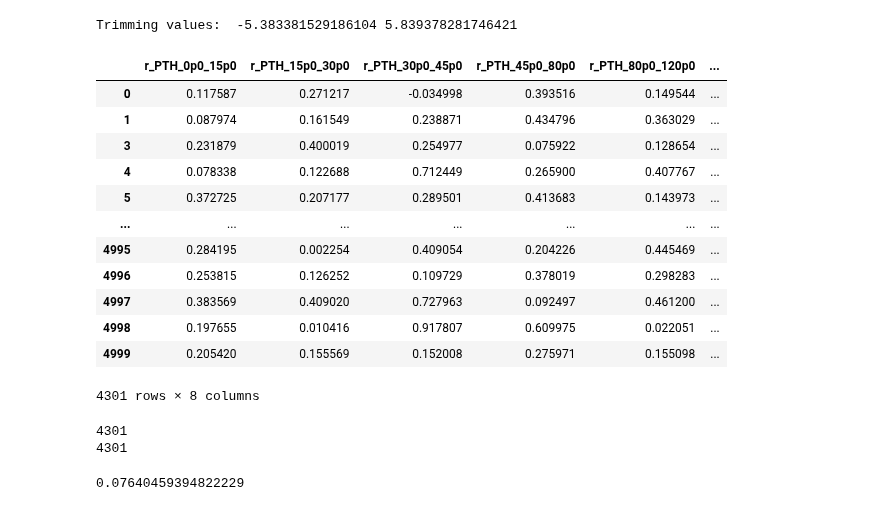
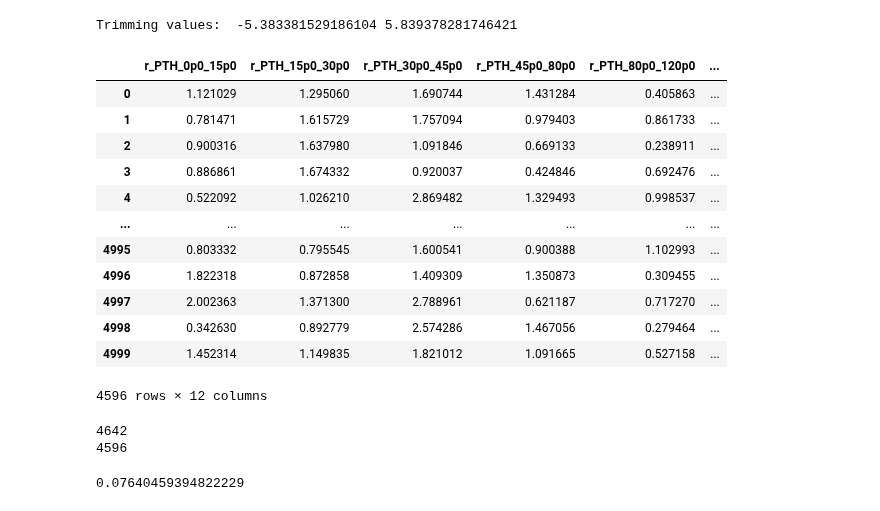
Before and after one commit to JaLuka98/flashggFinalFit, a Jupyter notebook: Replicas/corr_matrix/corr_matrix_simultan.ipynb, the cells around one changed output. Drawn from its saved outputs; the diff is of its cells as text; code cells hidden in the pictures.

```diff
--- a/Replicas/corr_matrix/corr_matrix_simultan.ipynb
+++ b/Replicas/corr_matrix/corr_matrix_simultan.ipynb
@@ -272,14 +270,14 @@ os.makedirs(plot_dir, exist_ok=True)
 # sample_dir = '/pnfs/psi.ch/cms/trivcat/store/user/niharrin/ntuples/midRun3/samples/2025_06_12/intermediateRun3/finalfits'
 # sample_dir = '/pnfs/psi.ch/cms/trivcat/store/user/niharrin/ntuples/midRun3/samples/2025_10_14_intermediate/finalfits_postBPix'
 # sample_dir = '/pnfs/psi.ch/cms/trivcat/store/user/niharrin/ntuples/midRun3/samples/2025_09_22/earlyRun3_powheg/finalfits'
-# sample_dir = '/pnfs/psi.ch/cms/trivcat/store/user/niharrin/ntuples/midRun3/samples/2025_09_16/earlyRun3/finalfits'
-sample_dir = '/pnfs/psi.ch/cms/trivcat/store/user/niharrin/ntuples/midRun3/samples/2026_04_02_replica_combinationTest/finalfits'
+sample_dir = '/pnfs/psi.ch/cms/trivcat/store/user/niharrin/ntuples/midRun3/samples/2025_09_16/earlyRun3/finalfits'
+# sample_dir = '/pnfs/psi.ch/cms/trivcat/store/user/niharrin/ntuples/midRun3/samples/2026_04_02_replica_combinationTest/finalfits'
 # %%
 # Load PTH toys
 variable = "PTH"
 
-# main_dir = os.path.join(sample_dir, variable+"_RandomizeAux_separateDatasets", "Combine", f"runFits_{variable}")
-main_dir = os.path.join(sample_dir, variable, "Combine", f"runFits_{variable}")
+main_dir = os.path.join(sample_dir, variable+"_RandomizeAux_separateDatasets", "Combine", f"runFits_{variable}")
+# main_dir = os.path.join(sample_dir, variable, "Combine", f"runFits_{variable}")
 # toyDir = os.path.join(main_dir, "toyFit")
 toyDir = os.path.join(main_dir, "bootstrapFit")
 
@@ -382,12 +396,12 @@ df_PTH = pd.DataFrame(pois_PTH)
 # df_rapidity = pd.DataFrame(pois_rapidity)
 # %%
 df_PTH_untrimmed = pd.DataFrame(pois_untrimmed_PTH)
-# df_NJ_untrimmed = pd.DataFrame(pois_untrimmed_NJ)
+df_NJ_untrimmed = pd.DataFrame(pois_untrimmed_NJ)
 # df_PTJ0_untrimmed = pd.DataFrame(pois_untrimmed_PTJ0)
 # df_DPhiJ0J1_untrimmed = pd.DataFrame(pois_untrimmed_DPhiJ0J1)
 # df_rapidity_untrimmed = pd.DataFrame(pois_untrimmed_rapidity)
 mask_pth_untrimmed = (df_PTH_untrimmed != -999).all(axis=1)
-# mask_nj_untrimmed = (df_NJ_untrimmed != -999).all(axis=1)
+mask_nj_untrimmed = (df_NJ_untrimmed != -999).all(axis=1)
 # mask_PTJ0_untrimmed = (df_PTJ0_untrimmed != -999).all(axis=1)
 # mask_DPhiJ0J1_untrimmed = (df_DPhiJ0J1_untrimmed != -999).all(axis=1)
 # mask_rapidity_untrimmed = (df_rapidity_untrimmed != -999).all(axis=1)
@@ -405,7 +419,7 @@ mask_pth = (df_PTH_untrimmed != -999).all(axis=1)
 
 # # # Mask for df_NJ (True = valid, False = -999)
 # # mask_nj = (df_NJ != -999).all(axis=1)
-# mask_nj = (df_NJ_untrimmed != -999).all(axis=1)
+mask_nj = (df_NJ_untrimmed != -999).all(axis=1)
 
 # # # Mask for df_PTJ0 (True = valid, False = -999)
 # # mask_ptj0 = (df_PTJ0 != -999).all(axis=1)
@@ -421,7 +435,7 @@ mask_pth = (df_PTH_untrimmed != -999).all(axis=1)
 
 # Combined mask (keep only rows valid in BOTH DataFrames)
 # valid_rows = mask_pth & mask_nj & mask_ptj0 & mask_DPhiJ0J1 & mask_rapidity
-valid_rows = mask_pth
+valid_rows = mask_pth & mask_nj
 # valid_rows = mask_pth & mask_nj & mask_ptj0 & mask_DPhiJ0J1
 # valid_rows = mask_DPhiJ0J1 & mask_rapidity
 # valid_rows = mask_pth & mask_nj & mask_rapidity & mask_ptj0
@@ -441,52 +455,52 @@ valid_rows = mask_pth
 # df_rapidity_clean = df_rapidity[valid_rows]
 
 df_PTH_clean = df_PTH_untrimmed[valid_rows]
-# df_NJ_clean = df_NJ_untrimmed[valid_rows]
+df_NJ_clean = df_NJ_untrimmed[valid_rows]
 # df_PTJ0_clean = df_PTJ0_untrimmed[valid_rows]
 # df_DPhiJ0J1_clean = df_DPhiJ0J1_untrimmed[valid_rows]
 # df_rapidity_clean = df_rapidity_untrimmed[valid_rows]
 
 # --- Step 3: Compute Correlation Matrix ---
 # Combine columns (now aligned and cleaned)
 # df_combined = pd.concat([df_PTH_clean, df_DPhiJ0J1_clean, df_NJ_clean, df_PTJ0_clean, df_rapidity_clean], axis=1)
-df_combined = pd.concat([df_PTH_clean], axis=1)
+df_combined = pd.concat([df_PTH_clean, df_NJ_clean], axis=1)
 # df_combined = pd.concat([df_PTH_clean, df_NJ_clean], axis=1)
 # df_combined = pd.concat([df_PTH_clean, df_NJ_clean, df_rapidity_clean], axis=1)
 # df_combined = pd.concat([df_PTH_clean, df_NJ_clean, df_rapidity_clean], axis=1)
 # df_combined = pd.concat([df_PTH_clean, df_NJ_clean, df_PTJ0_clean, df_DPhiJ0J1_clean, df_rapidity_clean], axis=1)
 # df_combined = pd.concat([df_DPhiJ0J1_clean, df_rapidity_clean], axis=1)
 
 
 # Calculate full correlation matrix
 # mask = df_combined["r_PTH_45p0_80p0"] > 2
 # corr_matrix = df_combined[mask].corr()
 corr_matrix = df_combined.corr()
 
 # # Extract cross-correlations (PTH vs. NJ bins)
 # pth_cols = df_PTH.columns
 # nj_cols = df_NJ.columns
 # ptj0_cols = df_PTJ0.columns
 # print(ptj0_cols)
 # cross_corr = corr_matrix.loc[pth_cols, nj_cols, ptj0_cols]
 
 # print("Correlation Matrix (Excluding Rows with -999):")
 # print(cross_corr)
 
 df_combined
 # %% [output]
 |  | r_PTH_0p0_15p0 | r_PTH_15p0_30p0 | r_PTH_30p0_45p0 | r_PTH_45p0_80p0 | r_PTH_80p0_120p0 | ... |
-| 0 | 0.117587 | 0.271217 | -0.034998 | 0.393516 | 0.149544 | ... |
-| 1 | 0.087974 | 0.161549 | 0.238871 | 0.434796 | 0.363029 | ... |
-| 3 | 0.231879 | 0.400019 | 0.254977 | 0.075922 | 0.128654 | ... |
-| 4 | 0.078338 | 0.122688 | 0.712449 | 0.265900 | 0.407767 | ... |
-| 5 | 0.372725 | 0.207177 | 0.289501 | 0.413683 | 0.143973 | ... |
+| 0 | 1.121029 | 1.295060 | 1.690744 | 1.431284 | 0.405863 | ... |
+| 1 | 0.781471 | 1.615729 | 1.757094 | 0.979403 | 0.861733 | ... |
+| 2 | 0.900316 | 1.637980 | 1.091846 | 0.669133 | 0.238911 | ... |
+| 3 | 0.886861 | 1.674332 | 0.920037 | 0.424846 | 0.692476 | ... |
+| 4 | 0.522092 | 1.026210 | 2.869482 | 1.329493 | 0.998537 | ... |
 | ... | ... | ... | ... | ... | ... | ... |
-| 4995 | 0.284195 | 0.002254 | 0.409054 | 0.204226 | 0.445469 | ... |
-| 4996 | 0.253815 | 0.126252 | 0.109729 | 0.378019 | 0.298283 | ... |
-| 4997 | 0.383569 | 0.409020 | 0.727963 | 0.092497 | 0.461200 | ... |
-| 4998 | 0.197655 | 0.010416 | 0.917807 | 0.609975 | 0.022051 | ... |
-| 4999 | 0.205420 | 0.155569 | 0.152008 | 0.275971 | 0.155098 | ... |
+| 4995 | 0.803332 | 0.795545 | 1.600541 | 0.900388 | 1.102993 | ... |
+| 4996 | 1.822318 | 0.872858 | 1.409309 | 1.350873 | 0.309455 | ... |
+| 4997 | 2.002363 | 1.371300 | 2.788961 | 0.621187 | 0.717270 | ... |
+| 4998 | 0.342630 | 0.892779 | 2.574286 | 1.467056 | 0.279464 | ... |
+| 4999 | 1.452314 | 1.149835 | 1.821012 | 1.091665 | 0.527158 | ... |
-4301 rows × 8 columns
+4596 rows × 12 columns
 # %%
 print(mask_pth_untrimmed.sum())
 # print(mask_nj_untrimmed.sum())
@@ -498,8 +512,8 @@ print(valid_rows.sum())
 
 # print(list(mask_pth_untrimmed[mask_pth_untrimmed == False].index))
 # %% [output]
-4301
-4301
+4642
+4596
 # %%
 modified_corr_matrix = corr_matrix.copy()
 modified_corr_matrix = modified_corr_matrix.where(abs(modified_corr_matrix) >= 0.01, 0)  # Set values greater than 0.1 to 0
```
Also changed, not shown: parts of 5 cells of this notebook, 2 other files.
